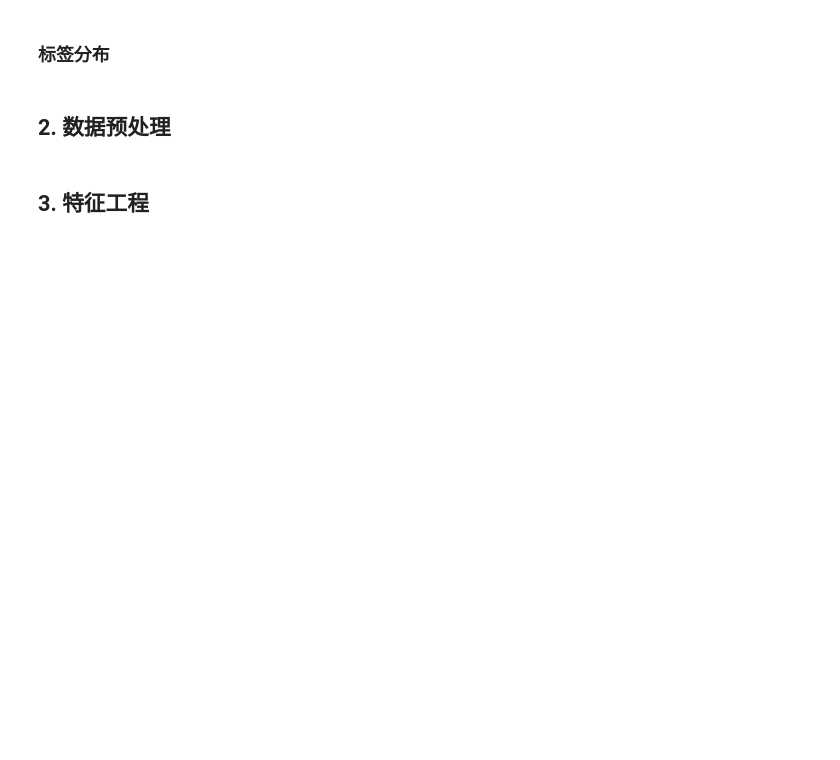
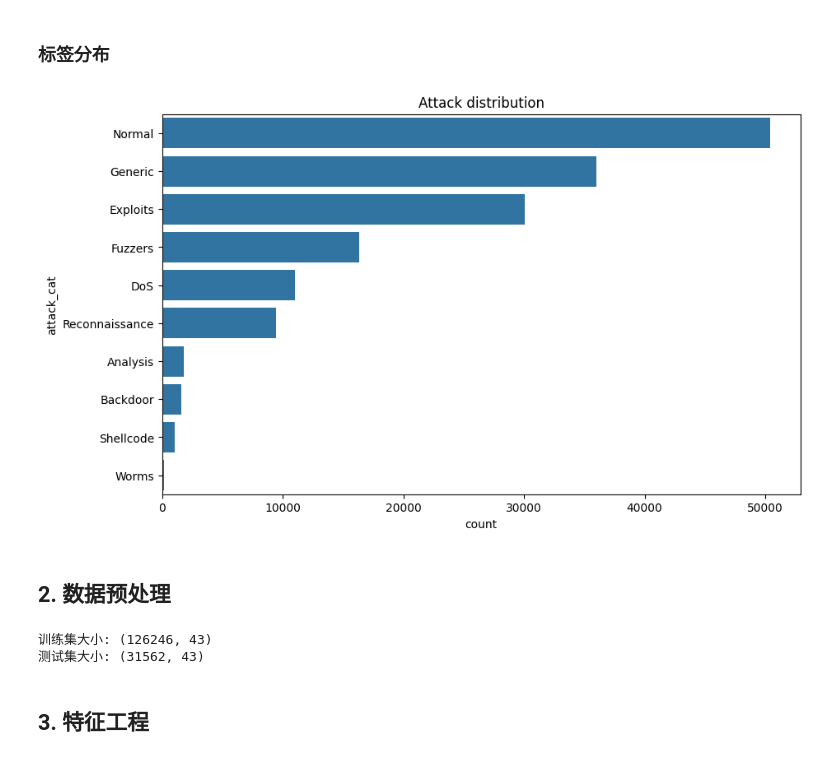
Before and after one commit to HolmesAmzish/CodeNotes, a Jupyter notebook: OnlineJudge/ISCC/MaliciousTraffic/traffic_analysis.ipynb, the cells around one changed output. Drawn from its saved outputs; the diff is of its cells as text; code cells hidden in the pictures; blank space fills up the shorter version.

```diff
--- a/OnlineJudge/ISCC/MaliciousTraffic/traffic_analysis.ipynb
+++ b/OnlineJudge/ISCC/MaliciousTraffic/traffic_analysis.ipynb
@@ -9,6 +9,6 @@ import matplotlib.pyplot as plt
 import seaborn as sns
 
 # 加载数据
-df = pd.read_csv('data/sample_data.csv')
+df = pd.read_csv('data/train_data.csv')
 print(f"数据形状: {df.shape}")
 df.head()
@@ -32,8 +88,10 @@ for col in cat_cols:
 # %%
 plt.figure(figsize=(10,6))
 sns.countplot(data=df, y='attack_cat', order=df['attack_cat'].value_counts().index)
-plt.title('攻击类别分布')
+plt.title('Attack distribution')
 plt.show()
+# %% [output]
+[figure, added]
 # %% [markdown]
 ## 2. 数据预处理
 # %%
@@ -45,10 +103,13 @@ y = df['attack_cat']
 
 # 划分训练测试集
 X_train, X_test, y_train, y_test = train_test_split(
-    X, y, test_size=0.2, random_state=42, stratify=y)
+    X, y, test_size=0.2, random_state=42)
 
 print(f"训练集大小: {X_train.shape}")
 print(f"测试集大小: {X_test.shape}")
+# %% [output]
+训练集大小: (126246, 43)
+测试集大小: (31562, 43)
 # %% [markdown]
 ## 3. 特征工程
 # %%
```
Also changed, not shown: parts of 9 cells of this notebook, 12 other files.
